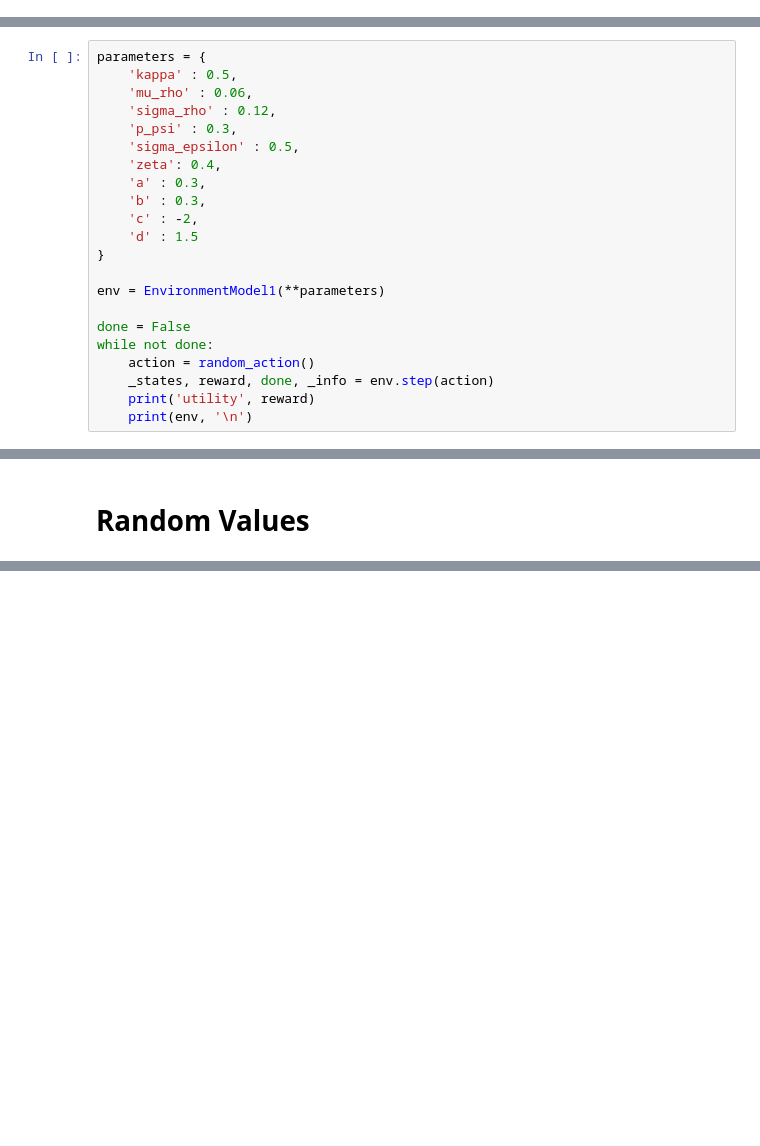
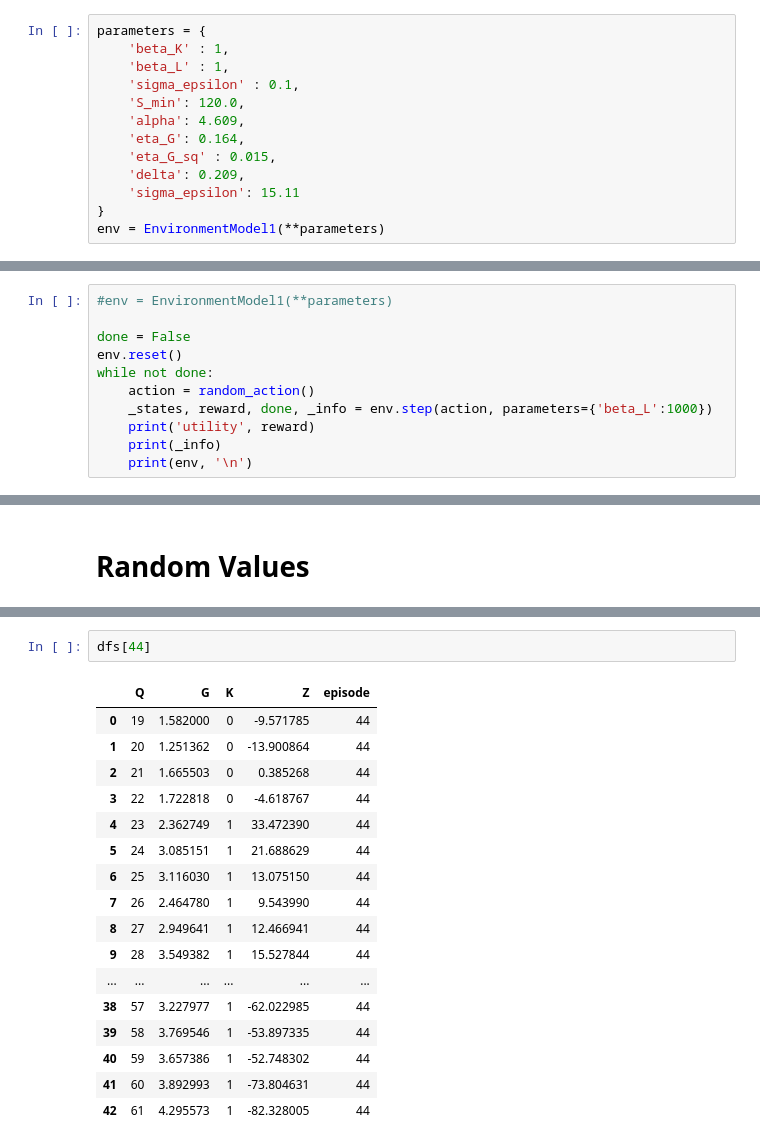
Before and after one commit to JakartaLaw/speciale, a Jupyter notebook: src/Model 1 - Value Function Iteration.ipynb, the cells around one changed output, grey strips where cells are left out. Drawn from its saved outputs; the diff is of its cells as text; blank space fills up the shorter version.

```diff
--- a/src/Model 1 - Value Function Iteration.ipynb
+++ b/src/Model 1 - Value Function Iteration.ipynb
@@ -199,27 +223,29 @@ env = EnvironmentModel1(**parameters)
+# %%
+parameters = {
+    'beta_K' : 1,
+    'beta_L' : 1,
+    'sigma_epsilon' : 0.1,
+    'S_min': 120.0,
+    'alpha': 4.609,
+    'eta_G': 0.164,
+    'eta_G_sq' : 0.015,
+    'delta': 0.209,
+    'sigma_epsilon': 15.11
+}
+env = EnvironmentModel1(**parameters)
 # %%
 def random_action():
     actions = [0, 15, 25, 37, 45]
     return np.random.choice(actions)
 # %%
-parameters = {
-    'kappa' : 0.5,
-    'mu_rho' : 0.06,
-    'sigma_rho' : 0.12,
-    'p_psi' : 0.3,
-    'sigma_epsilon' : 0.5,
-    'zeta': 0.4,
-    'a' : 0.3,
-    'b' : 0.3,
-    'c' : -2,
-    'd' : 1.5
-}
-
-env = EnvironmentModel1(**parameters)
+#env = EnvironmentModel1(**parameters)
 
 done = False
+env.reset()
 while not done:
     action = random_action()
-    _states, reward, done, _info = env.step(action)
+    _states, reward, done, _info = env.step(action, parameters={'beta_L':1000})
     print('utility', reward)
+    print(_info)
     print(env, '\n')
 # %% [output]
@@ -270,0 +314,20 @@ for i in range(100):
+# %%
+dfs[44]
+# %% [output]
+|  | Q | G | K | Z | episode |
+| 0 | 19 | 1.582000 | 0 | -9.571785 | 44 |
+| 1 | 20 | 1.251362 | 0 | -13.900864 | 44 |
+| 2 | 21 | 1.665503 | 0 | 0.385268 | 44 |
+| 3 | 22 | 1.722818 | 0 | -4.618767 | 44 |
+| 4 | 23 | 2.362749 | 1 | 33.472390 | 44 |
+| 5 | 24 | 3.085151 | 1 | 21.688629 | 44 |
+| 6 | 25 | 3.116030 | 1 | 13.075150 | 44 |
+| 7 | 26 | 2.464780 | 1 | 9.543990 | 44 |
+| 8 | 27 | 2.949641 | 1 | 12.466941 | 44 |
+| 9 | 28 | 3.549382 | 1 | 15.527844 | 44 |
+| ... | ... | ... | ... | ... | ... |
+| 38 | 57 | 3.227977 | 1 | -62.022985 | 44 |
+| 39 | 58 | 3.769546 | 1 | -53.897335 | 44 |
+| 40 | 59 | 3.657386 | 1 | -52.748302 | 44 |
+| 41 | 60 | 3.892993 | 1 | -73.804631 | 44 |
+| 42 | 61 | 4.295573 | 1 | -82.328005 | 44 |
```
Also changed, not shown: parts of 63 cells of this notebook, 6 other files.
